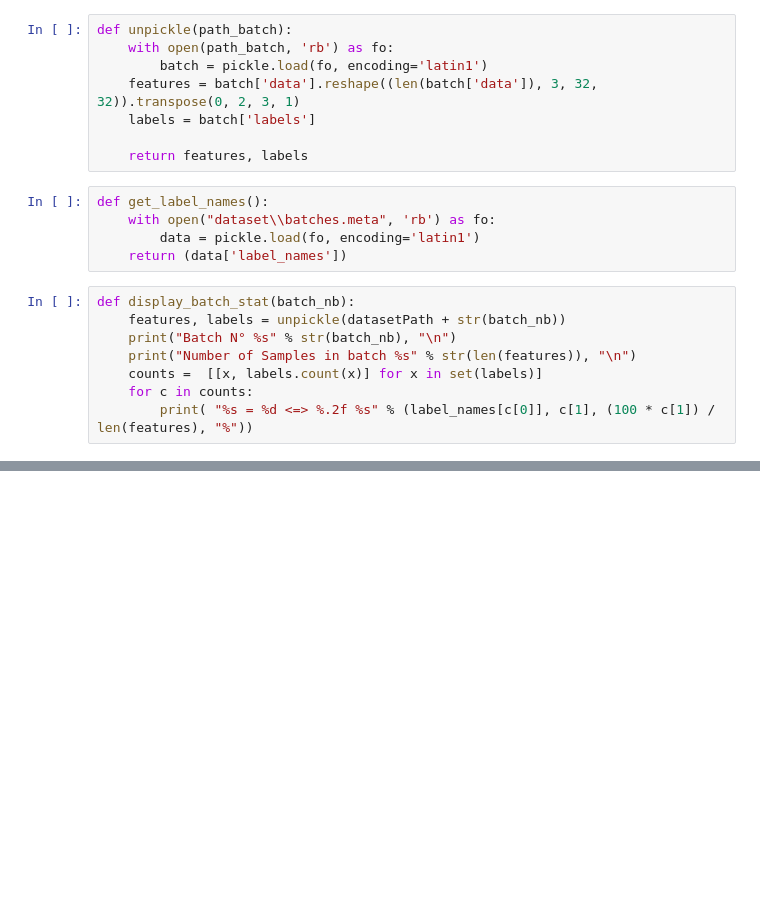
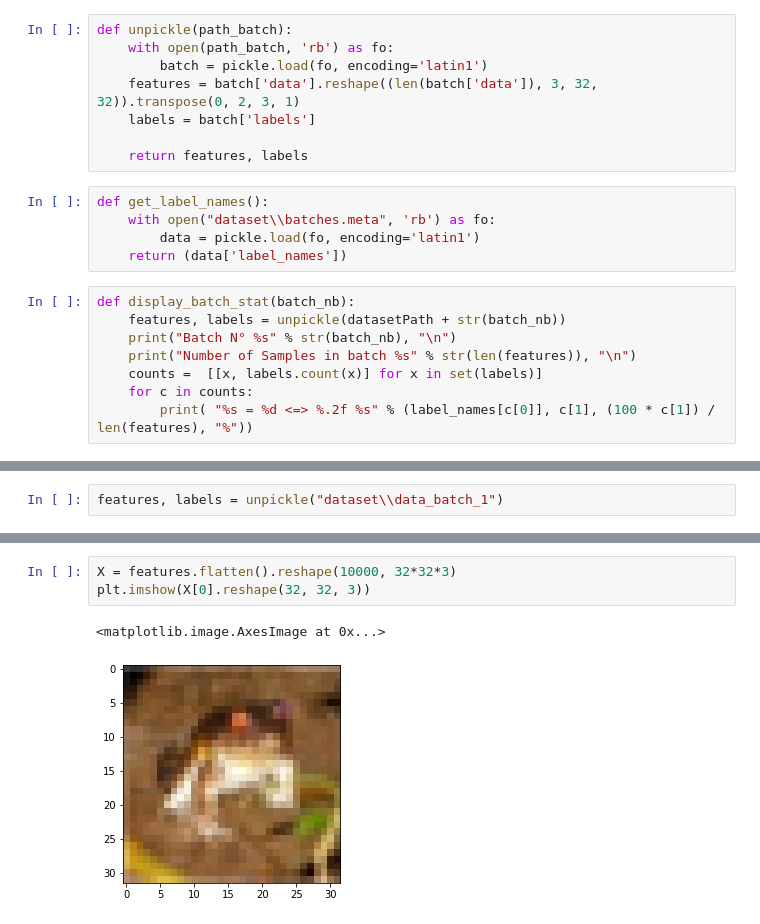
Before and after one commit to HadarakDev/MachineLearning_4IABD, a Jupyter notebook: CIFAR10.ipynb, the cells around one changed output, grey strips where cells are left out. Cells and saved outputs as stored; diff of their text form; blank space fills up the shorter version.

```diff
--- a/CIFAR10.ipynb
+++ b/CIFAR10.ipynb
@@ -50,0 +50,2 @@ print(label_names)
+# %%
+features, labels = unpickle("dataset\\data_batch_1")
@@ -50,0 +78,6 @@ print(label_names)
+# %%
+X = features.flatten().reshape(10000, 32*32*3)
+plt.imshow(X[0].reshape(32, 32, 3))
+# %% [output]
+<matplotlib.image.AxesImage at 0x...>
+[figure, added]
```
Also changed, not shown: parts of 11 cells of this notebook.
